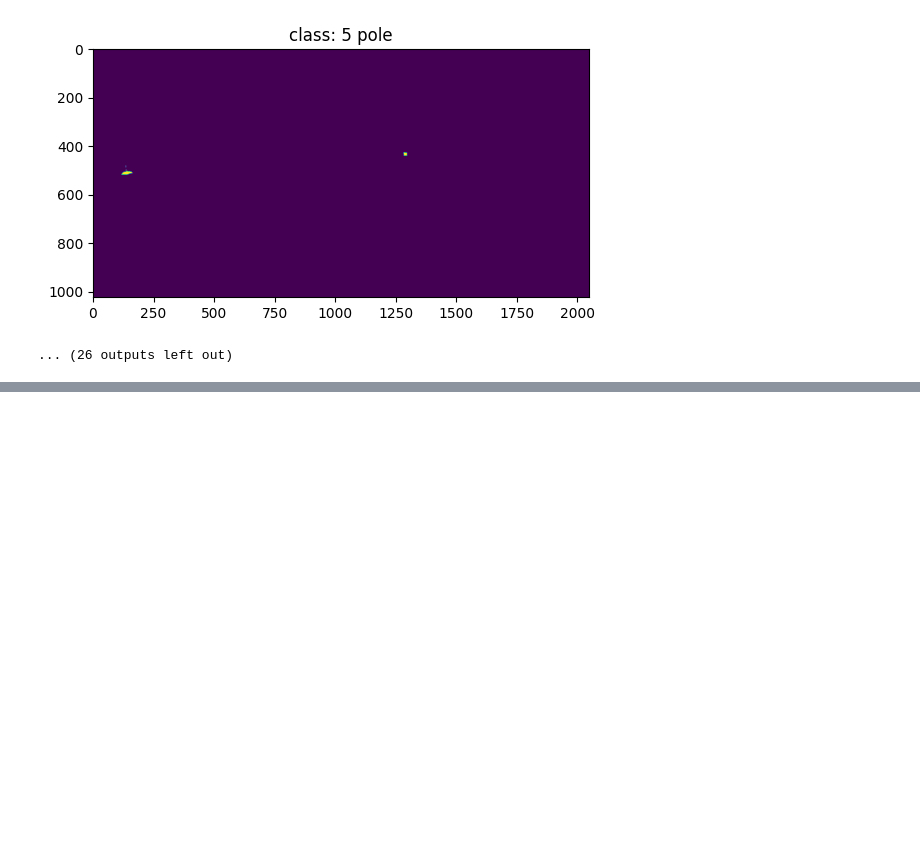
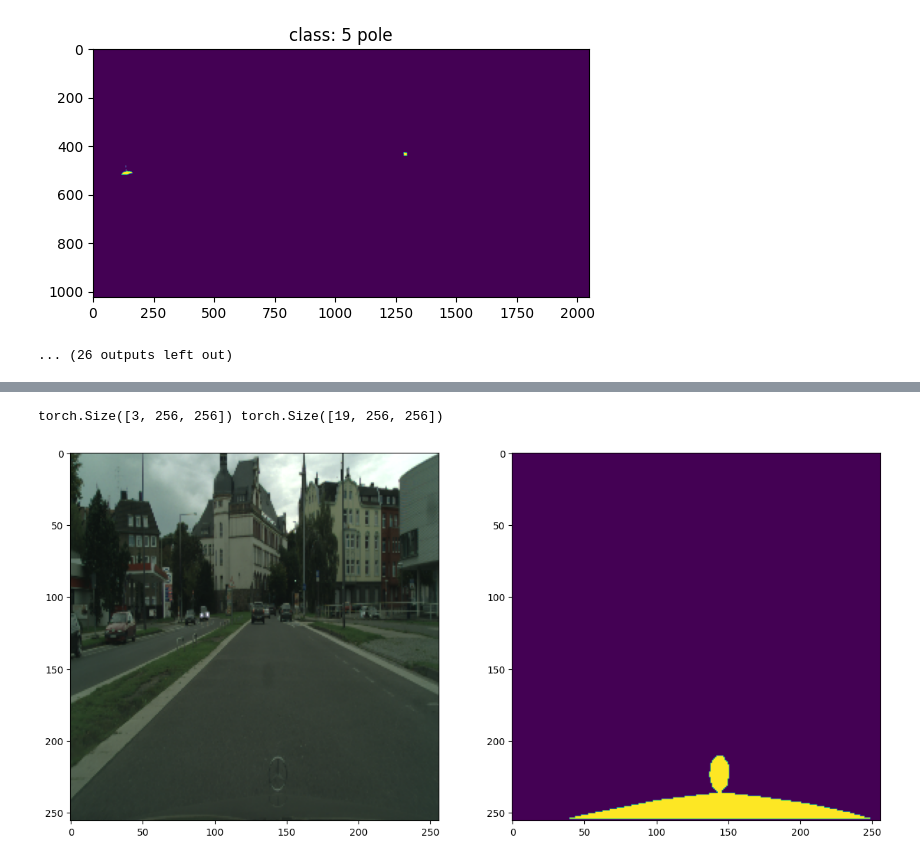
Before and after one commit to selenakkaya/FSS-self-driving-cars, a Jupyter notebook: exploration.ipynb, the cells around one changed output, grey strips where cells are left out. Saved outputs shown, nothing was run; the diff lists cells and outputs as text; code cells hidden in the pictures; blank space fills up the shorter version.

```diff
--- a/exploration.ipynb
+++ b/exploration.ipynb
@@ -22,7 +32,7 @@ print(img.shape)
 (1024, 2048, 3)
 [figure]
 # %%
-mask = plt.imread(DATA_ROOT + '/labels/aachen_000001_000019_gtFine_labelIds.png')*255
+mask = plt.imread(DATA_ROOT + 'labels/aachen_000001_000019_gtFine_labelIds.png')*255
 mask = np.expand_dims(mask, axis=2)
 plt.imshow(mask[..., 0]);
 # %% [output]
@@ -59,7 +69,7 @@ print(len(labels))
 19
 # %%
 for i in range(19):
-    mask = plt.imread(DATA_ROOT + '/labels/aachen_000001_000019_gtFine_labelIds.png')*255
+    mask = plt.imread(DATA_ROOT + 'labels/aachen_000001_000019_gtFine_labelIds.png')*255
     mask = np.expand_dims(mask, axis=2)
     mask = np.where(mask == i, 255, 0)
     mask = mask[:,:,0]
@@ -81,3 +91,15 @@ for i in range(19):
 [  0 255]
 [figure]
 ... (26 outputs left out)
+# %%
+images = []
+labels = []
+for root, dirs, files in os.walk(DATA_ROOT):
+    for name in files:
+        f = os.path.join(root, name)
+        if 'images' in f:
+            images.append(f)
+        elif 'labels' in f:
+            labels.append(f)
+        else:
+            break
@@ -83,0 +112,6 @@ for i in range(19):
+# %%
+df = pd.DataFrame({'images': images, 'labels': labels})
+df.sort_values(by='images',inplace=True)
+
+df.reset_index(drop=True, inplace=True)
+df.head(5)
@@ -83,0 +176,11 @@ for i in range(19):
+# %%
+dataset = ssDrive(df)
+img, masks = dataset[0]
+print(img.shape, masks.shape)
+fig, ax = plt.subplots(1, 2, figsize=(15, 7))
+ax[0].imshow(img.permute(1, 2, 0))
+ax[1].imshow(masks.permute(1, 2, 0)[..., 1])
+plt.show()
+# %% [output]
+torch.Size([3, 256, 256]) torch.Size([19, 256, 256])
+[figure, added]
```
Also changed, not shown: parts of 17 cells of this notebook.
